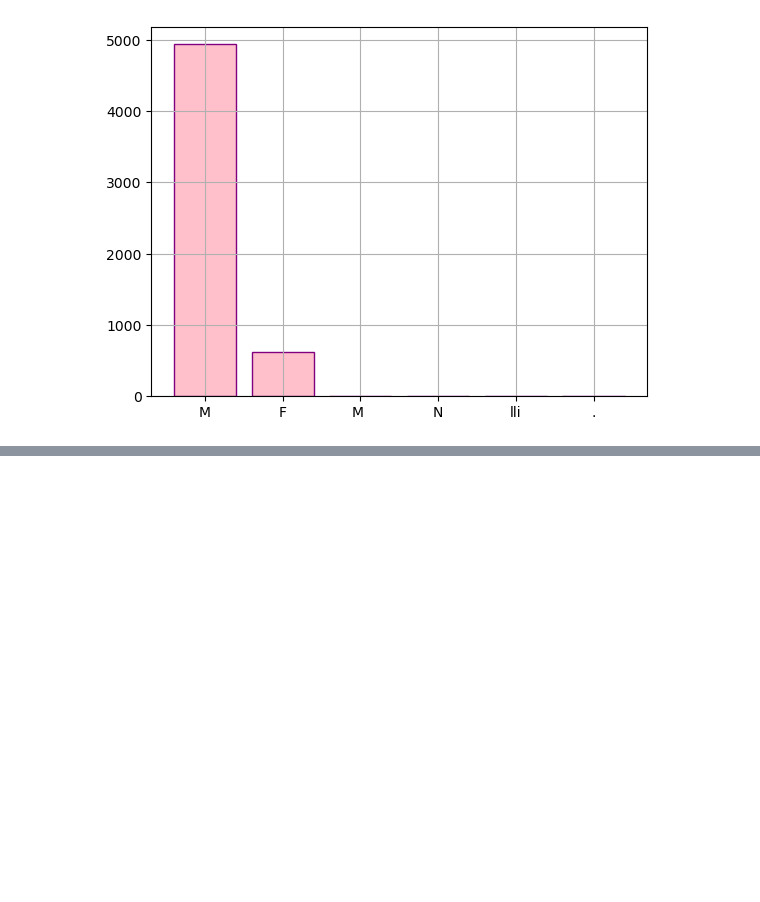
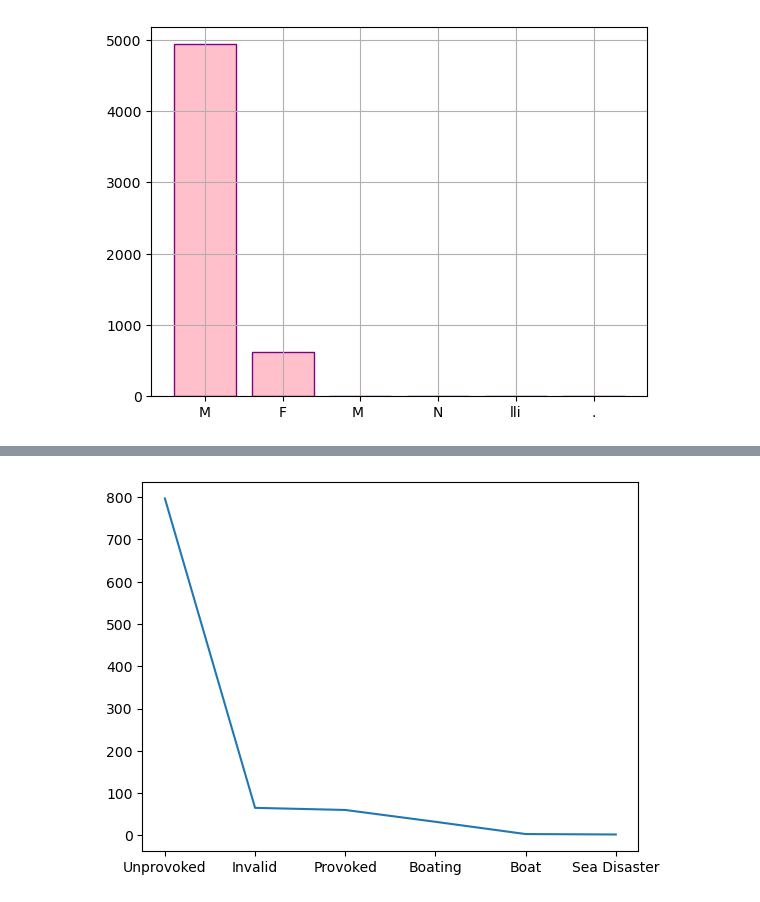
Before and after one commit to Adalab/DA-promoC-modulo-02-Marina-Lourdes-Ana, a Jupyter notebook: Visualizacion/01-Visualizacion_1.ipynb, the cells around one changed output, grey strips where cells are left out. Saved outputs shown, nothing was run; the diff lists cells and outputs as text; code cells hidden in the pictures; blank space fills up the shorter version.

```diff
--- a/Visualizacion/01-Visualizacion_1.ipynb
+++ b/Visualizacion/01-Visualizacion_1.ipynb
@@ -125,0 +147,4 @@ ptl.show()
+# %%
+# ponemos type porque el value count tiene que hacerse sobre una columna siempre y nos lo dice el enunciado que se por tipo
+ataques_usa = df_tiburones[(df_tiburones["Country"] == "USA") & (df_tiburones["Year"] >2000)]['Type'].value_counts()
+ataques_usa
@@ -125,0 +159,9 @@ ptl.show()
+# %%
+# hacemos la gráfica, siempre eje x y eje y
+x = ataques_usa.index
+y = ataques_usa.values
+plt.figure()
+plt.plot(x,y)
+plt.show()
+# %% [output]
+[figure, added]
```
Also changed, not shown: parts of 26 cells of this notebook, 1 other file.
